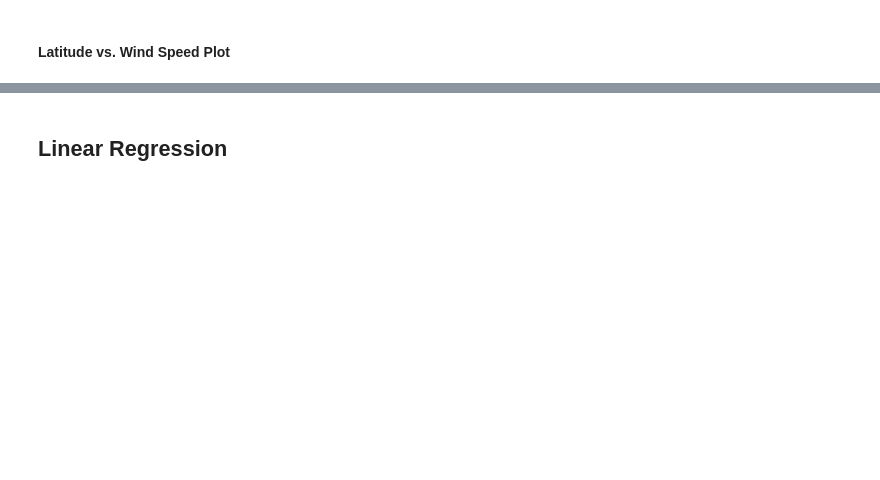
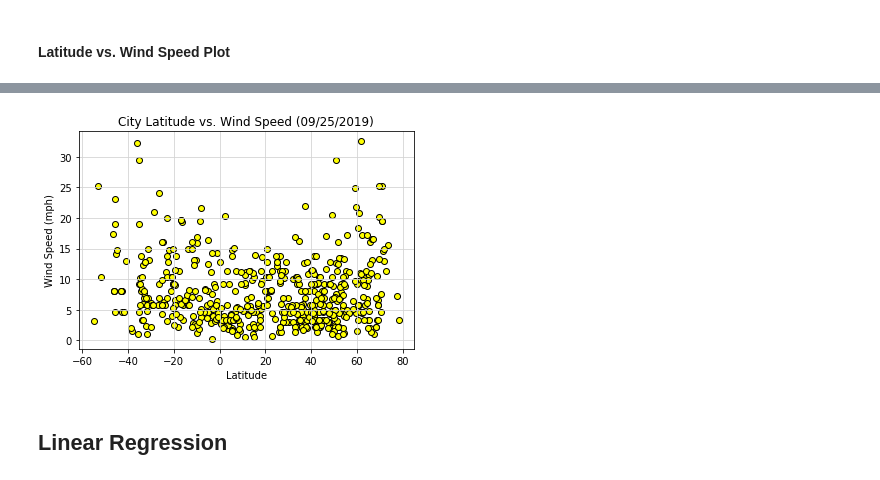
Before and after one commit to DD-44/6.python-api-challenge, a Jupyter notebook: starter_code/WeatherPy.ipynb, the cells around one changed output, grey strips where cells are left out. Cells and saved outputs as stored; diff of their text form; code cells hidden in the pictures; blank space fills up the shorter version.

```diff
--- a/starter_code/WeatherPy.ipynb
+++ b/starter_code/WeatherPy.ipynb
@@ -123,3 +273,18 @@ dtype: int64
+# %%
+plt.scatter(weather_df["Lat"],weather_df["Wind Speed"],edgecolors="black",facecolors="yellow")
+plt.title("City Latitude vs. Wind Speed (09/25/2019)")
+plt.xlabel("Latitude")
+plt.ylabel("Wind Speed (mph)")
+plt.grid (b=True,which="major",axis="both",linestyle="-",color="lightgrey")
+
+
+# Save the figure
+plt.savefig("../Images/Lat_vs_WindSpeed(fig4).png")
+
+# Show plot
+plt.show()
+# %% [output]
+[figure, added]
 # %% [markdown]
 ## Linear Regression
 # %%
```
Also changed, not shown: parts of 20 cells of this notebook, 6 other files.
